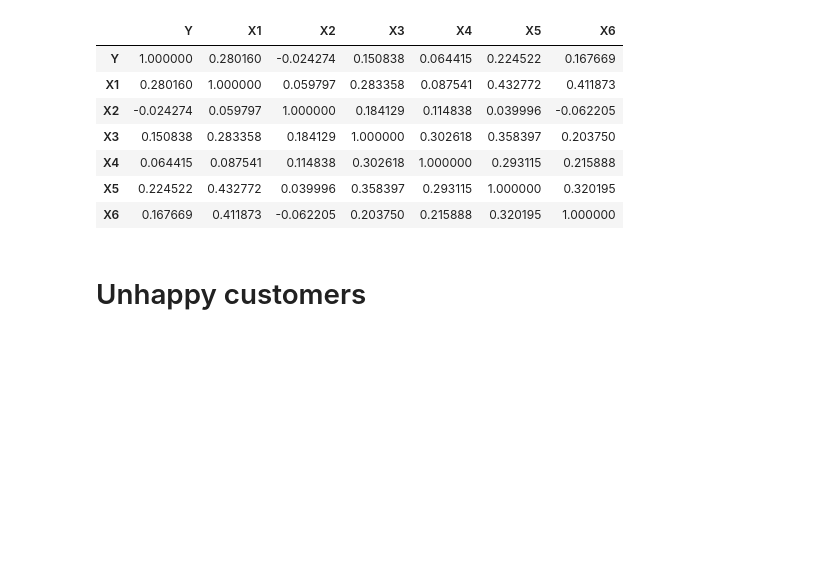
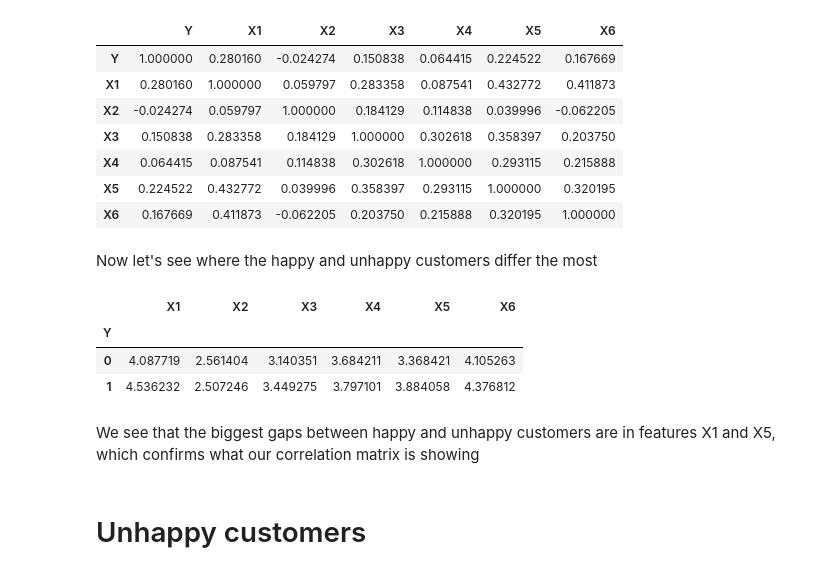
Before and after one commit to macsiwase/logistics-happy-customers, a Jupyter notebook: happiness.ipynb, the cells around one changed output. Cells and saved outputs as stored; diff of their text form; code cells hidden in the pictures; blank space fills up the shorter version.

```diff
--- a/happiness.ipynb
+++ b/happiness.ipynb
@@ -112,6 +120,17 @@ corr
 | X4 | 0.064415 | 0.087541 | 0.114838 | 0.302618 | 1.000000 | 0.293115 | 0.215888 |
 | X5 | 0.224522 | 0.432772 | 0.039996 | 0.358397 | 0.293115 | 1.000000 | 0.320195 |
 | X6 | 0.167669 | 0.411873 | -0.062205 | 0.203750 | 0.215888 | 0.320195 | 1.000000 |
+# %% [markdown]
+Now let's see where the happy and unhappy customers differ the most
+# %%
+df.groupby("Y").mean()
+# %% [output]
+|  | X1 | X2 | X3 | X4 | X5 | X6 |
+| Y |  |  |  |  |  |  |
+| 0 | 4.087719 | 2.561404 | 3.140351 | 3.684211 | 3.368421 | 4.105263 |
+| 1 | 4.536232 | 2.507246 | 3.449275 | 3.797101 | 3.884058 | 4.376812 |
+# %% [markdown]
+We see that the biggest gaps between happy and unhappy customers are in features X1 and X5, which confirms what our correlation matrix is showing
 # %% [markdown]
 # Unhappy customers
 # %% [markdown]
```
Also changed, not shown: parts of 19 cells of this notebook.
